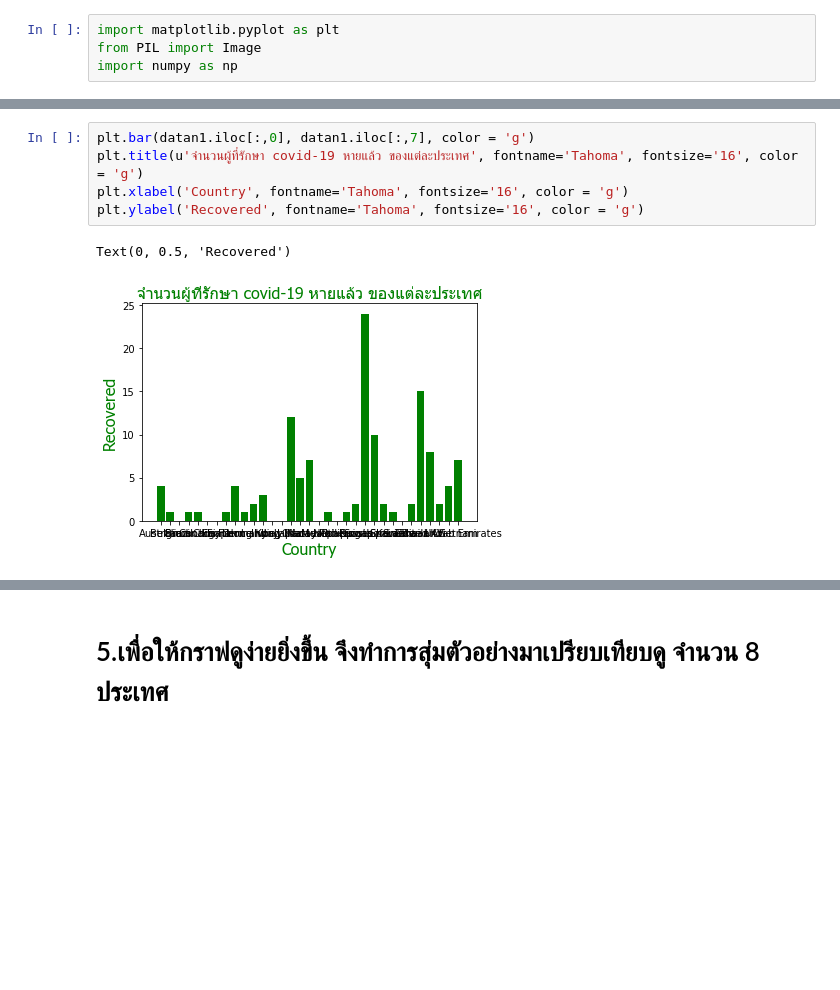
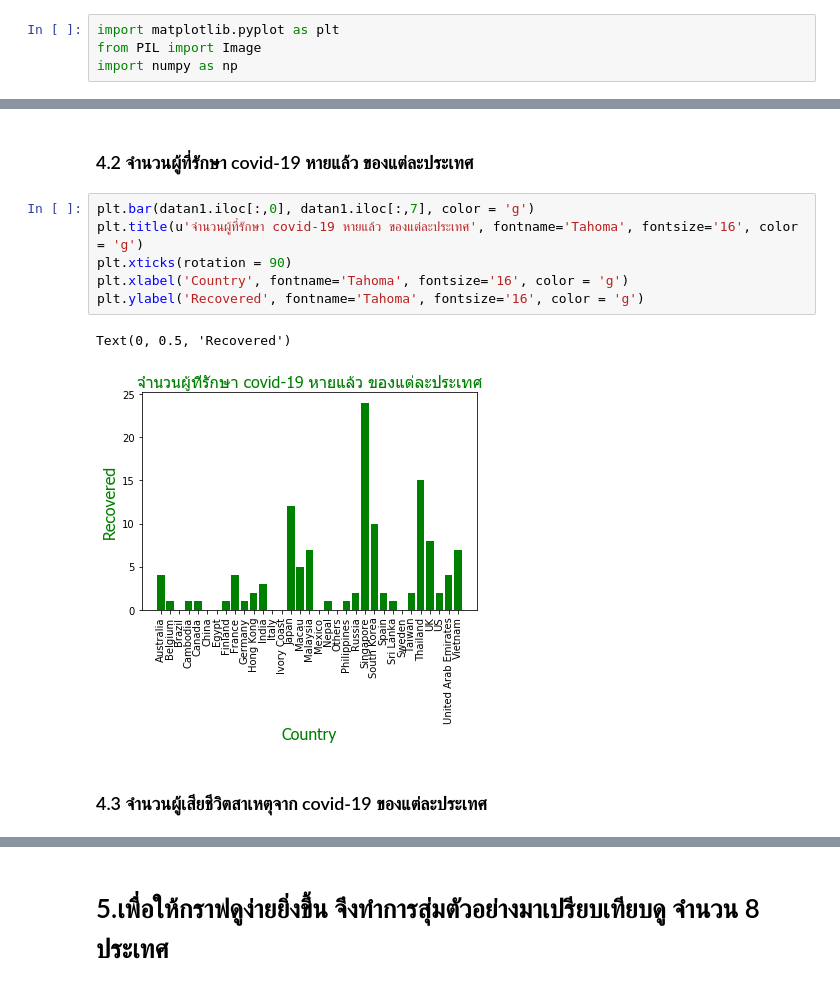
Before and after one commit to PHATTARAWAT2312/python_dataviz, a Jupyter notebook: Final_COVID-19.ipynb, the cells around one changed output, grey strips where cells are left out. Saved outputs shown, nothing was run; the diff lists cells and outputs as text; blank space fills up the shorter version.

```diff
--- a/Final_COVID-19.ipynb
+++ b/Final_COVID-19.ipynb
@@ -163,11 +167,16 @@ Text(0, 0.5, 'Confirmed')
+# %% [markdown]
+### 4.2 จำนวนผู้ที่รักษา covid-19 หายแล้ว ของแต่ละประเทศ
 # %%
 plt.bar(datan1.iloc[:,0], datan1.iloc[:,7], color = 'g')
 plt.title(u'จำนวนผู้ที่รักษา covid-19 หายแล้ว ของแต่ละประเทศ', fontname='Tahoma', fontsize='16', color = 'g')
+plt.xticks(rotation = 90)
 plt.xlabel('Country', fontname='Tahoma', fontsize='16', color = 'g')
 plt.ylabel('Recovered', fontname='Tahoma', fontsize='16', color = 'g')
 # %% [output]
 Text(0, 0.5, 'Recovered')
-[figure, old version]
+[figure, new version]
+# %% [markdown]
+### 4.3 จำนวนผู้เสียชีวิตสาเหตุจาก covid-19 ของแต่ละประเทศ
 # %%
 plt.bar(datan1.iloc[:,0], datan1.iloc[:,6], color = 'r')
 plt.title(u'จำนวนผู้เสียชีวิตสาเหตุจาก covid-19 ของแต่ละประเทศ', fontname='Tahoma', fontsize='16', color = 'r')
```
Also changed, not shown: parts of 44 cells of this notebook, 4 other files.
